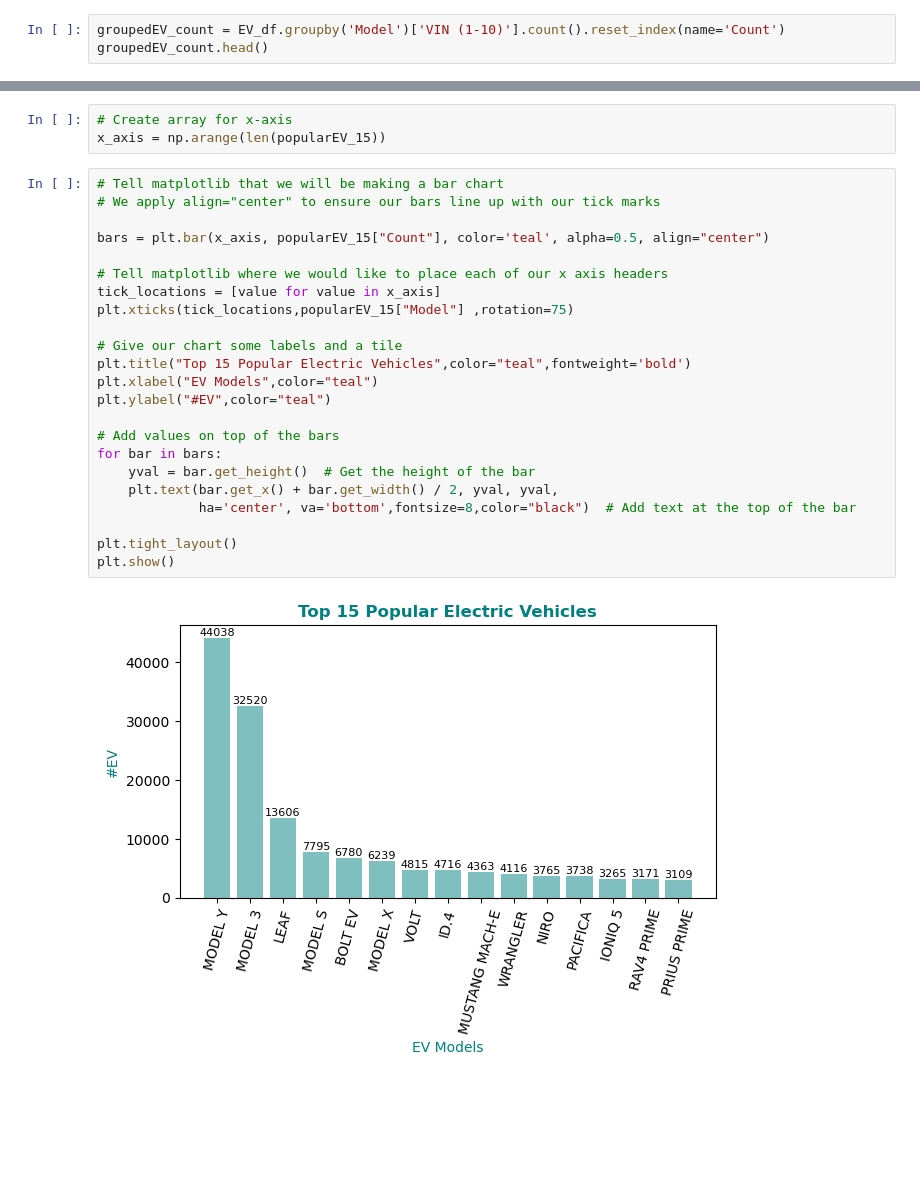
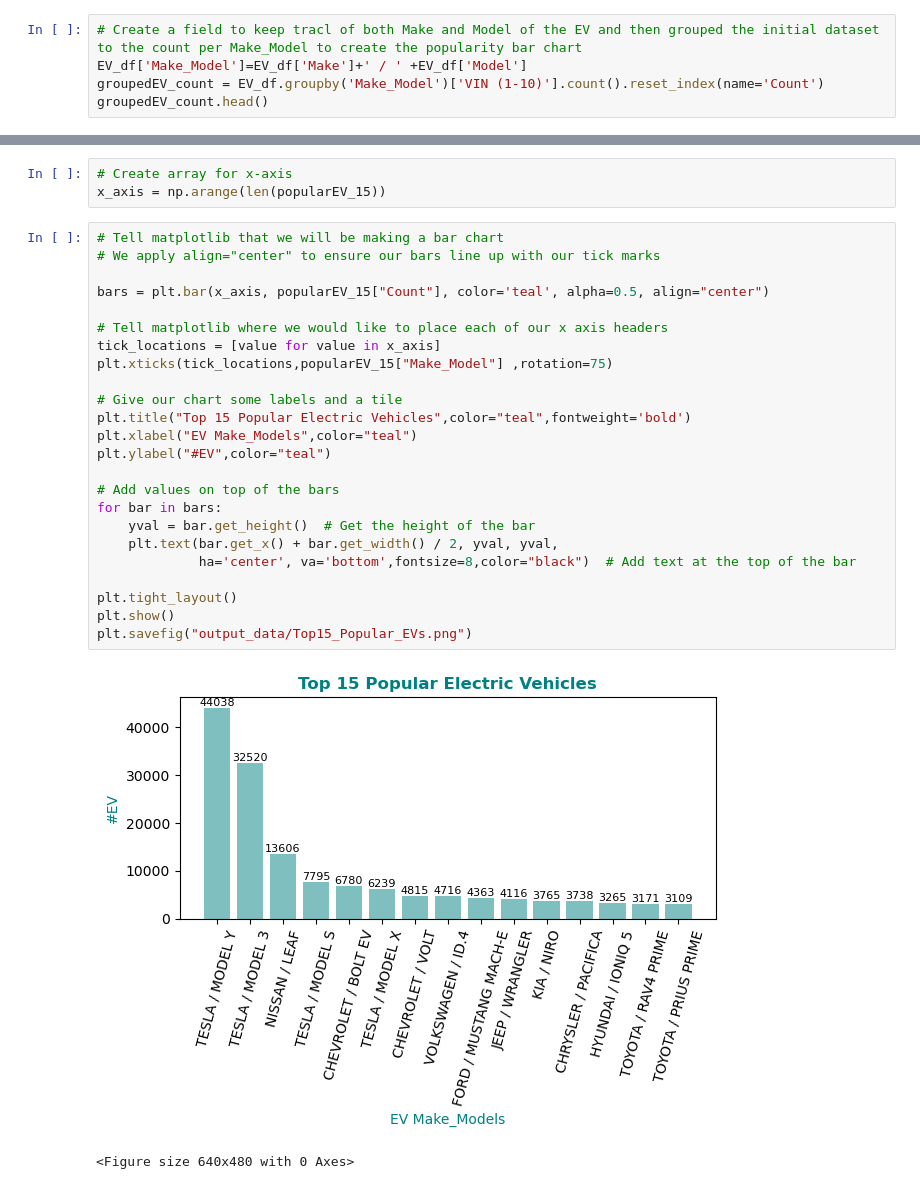
Before and after one commit to bhart4278/Project_1_T3, a Jupyter notebook: EVPopularity.ipynb, the cells around one changed output, grey strips where cells are left out. Drawn from its saved outputs; the diff is of its cells as text; blank space fills up the shorter version.

```diff
--- a/EVPopularity.ipynb
+++ b/EVPopularity.ipynb
@@ -22,6 +28,8 @@ EV_df.head()
 | 3 | 5YJ3E1EB5J | Kitsap | Bremerton | WA | 98310.0 | 2018 | TESLA | MODEL 3 | ... |
 | 4 | 1N4AZ1CP3K | King | Redmond | WA | 98052.0 | 2019 | NISSAN | LEAF | ... |
 # %%
-groupedEV_count = EV_df.groupby('Model')['VIN (1-10)'].count().reset_index(name='Count')
+# Create a field to keep tracl of both Make and Model of the EV and then grouped the initial dataset to the count per Make_Model to create the popularity bar chart
+EV_df['Make_Model']=EV_df['Make']+' / ' +EV_df['Model']
+groupedEV_count = EV_df.groupby('Make_Model')['VIN (1-10)'].count().reset_index(name='Count')
 groupedEV_count.head()
 # %% [output]
@@ -58,25 +67,27 @@ x_axis = np.arange(len(popularEV_15))
 # %%
 # Tell matplotlib that we will be making a bar chart
 # We apply align="center" to ensure our bars line up with our tick marks
 
 bars = plt.bar(x_axis, popularEV_15["Count"], color='teal', alpha=0.5, align="center")
 
 # Tell matplotlib where we would like to place each of our x axis headers
 tick_locations = [value for value in x_axis]
-plt.xticks(tick_locations,popularEV_15["Model"] ,rotation=75)
+plt.xticks(tick_locations,popularEV_15["Make_Model"] ,rotation=75)
 
 # Give our chart some labels and a tile
 plt.title("Top 15 Popular Electric Vehicles",color="teal",fontweight='bold')
-plt.xlabel("EV Models",color="teal")
+plt.xlabel("EV Make_Models",color="teal")
 plt.ylabel("#EV",color="teal")
 
 # Add values on top of the bars
 for bar in bars:
     yval = bar.get_height()  # Get the height of the bar
     plt.text(bar.get_x() + bar.get_width() / 2, yval, yval,
              ha='center', va='bottom',fontsize=8,color="black")  # Add text at the top of the bar
 
 plt.tight_layout()
 plt.show()
+plt.savefig("output_data/Top15_Popular_EVs.png")
 # %% [output]
-[figure, old version]
+[figure, new version]
+<Figure size 640x480 with 0 Axes>
```
Also changed, not shown: parts of 10 cells of this notebook, 5 other files.
